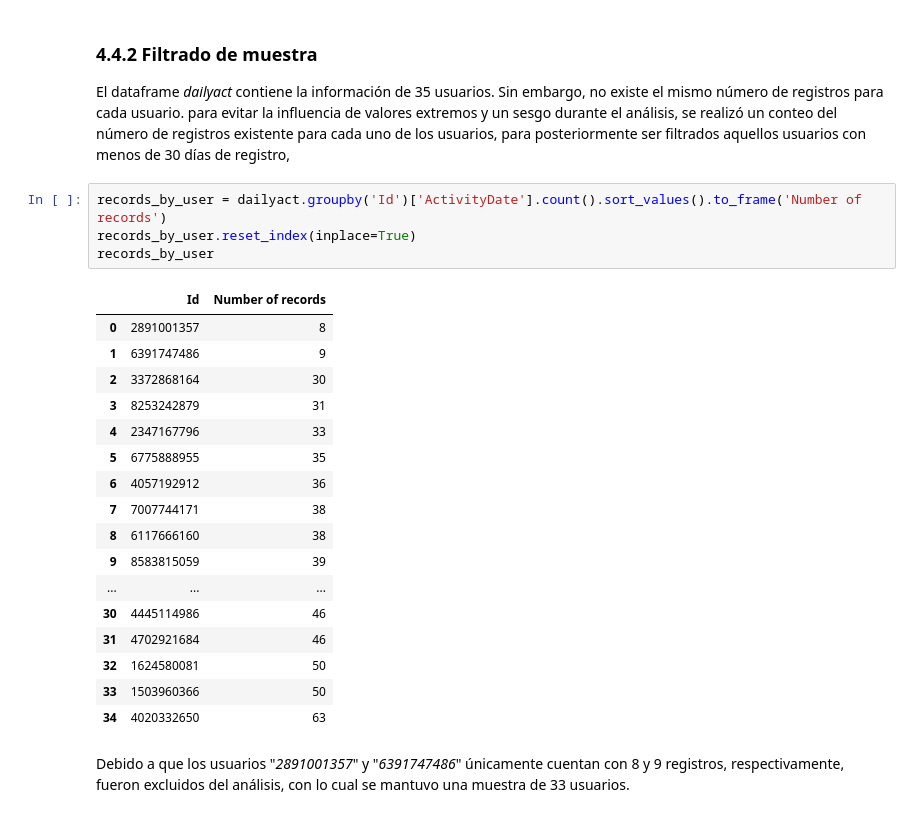
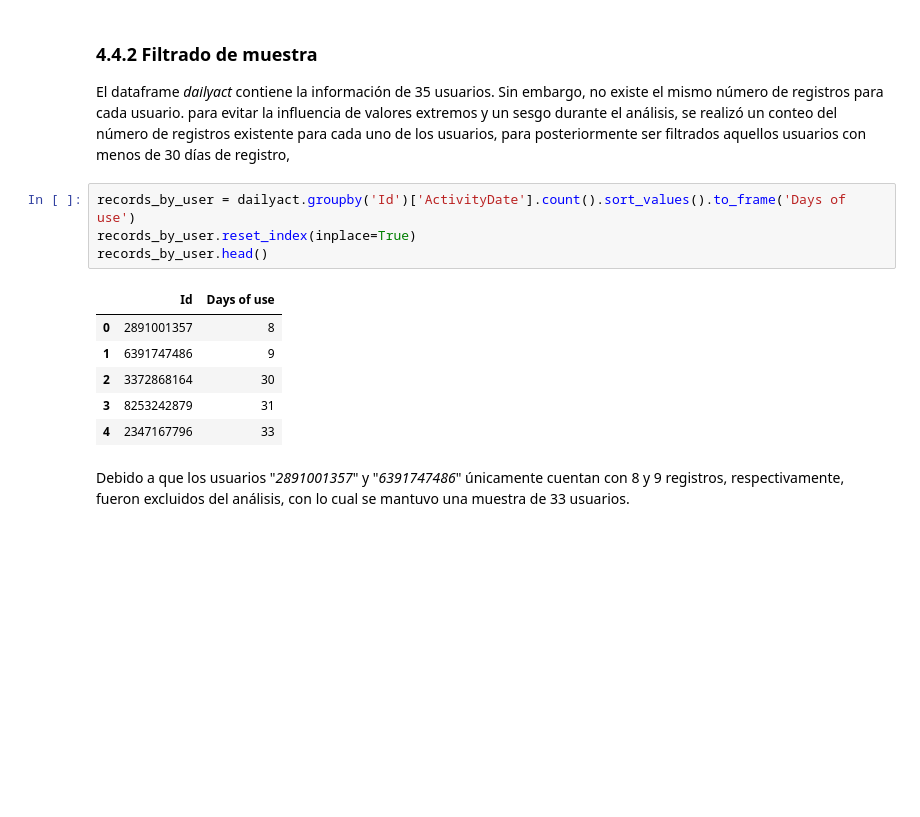
Before and after one commit to lugmenn/this-is-a-test, a Jupyter notebook: Fitbit_Analysis.ipynb, the cells around one changed output. Cells and saved outputs as stored; diff of their text form; blank space fills up the shorter version.

```diff
--- a/Fitbit_Analysis.ipynb
+++ b/Fitbit_Analysis.ipynb
@@ -352,27 +365,16 @@ hourlysteps.head()
 
 El dataframe _dailyact_ contiene la información de 35 usuarios. Sin embargo, no existe el mismo número de registros para cada usuario. para evitar la influencia de valores extremos y un sesgo durante el análisis, se realizó un conteo del número de registros existente para cada uno de los usuarios, para posteriormente ser filtrados aquellos usuarios con menos de 30 días de registro,
 # %%
-records_by_user = dailyact.groupby('Id')['ActivityDate'].count().sort_values().to_frame('Number of records')
+records_by_user = dailyact.groupby('Id')['ActivityDate'].count().sort_values().to_frame('Days of use')
 records_by_user.reset_index(inplace=True)
-records_by_user
+records_by_user.head()
 # %% [output]
-|  | Id | Number of records |
+|  | Id | Days of use |
 | 0 | 2891001357 | 8 |
 | 1 | 6391747486 | 9 |
 | 2 | 3372868164 | 30 |
 | 3 | 8253242879 | 31 |
 | 4 | 2347167796 | 33 |
-| 5 | 6775888955 | 35 |
-| 6 | 4057192912 | 36 |
-| 7 | 7007744171 | 38 |
-| 8 | 6117666160 | 38 |
-| 9 | 8583815059 | 39 |
-| ... | ... | ... |
-| 30 | 4445114986 | 46 |
-| 31 | 4702921684 | 46 |
-| 32 | 1624580081 | 50 |
-| 33 | 1503960366 | 50 |
-| 34 | 4020332650 | 63 |
 # %% [markdown]
 Debido a que los usuarios "_2891001357_" y "_6391747486_" únicamente cuentan con 8 y 9 registros, respectivamente, fueron excluidos del análisis, con lo cual se mantuvo una muestra de 33 usuarios.
 # %%
```
Also changed, not shown: parts of 72 cells of this notebook.
